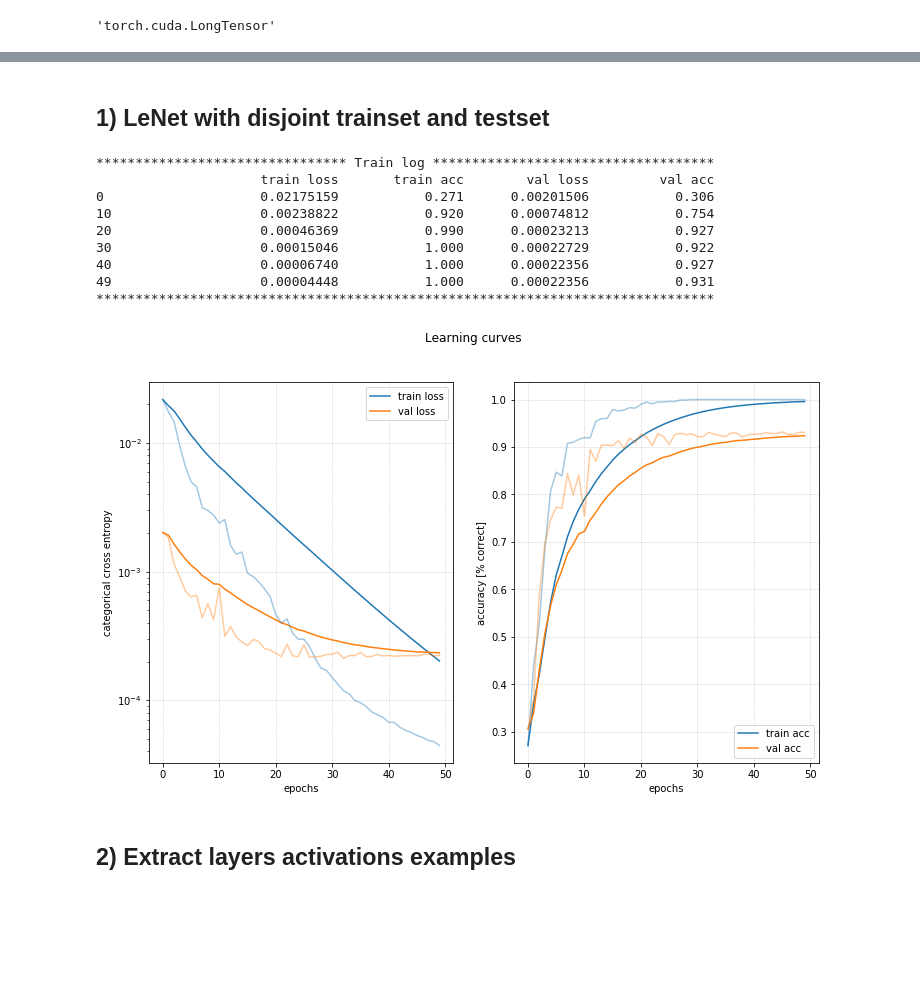
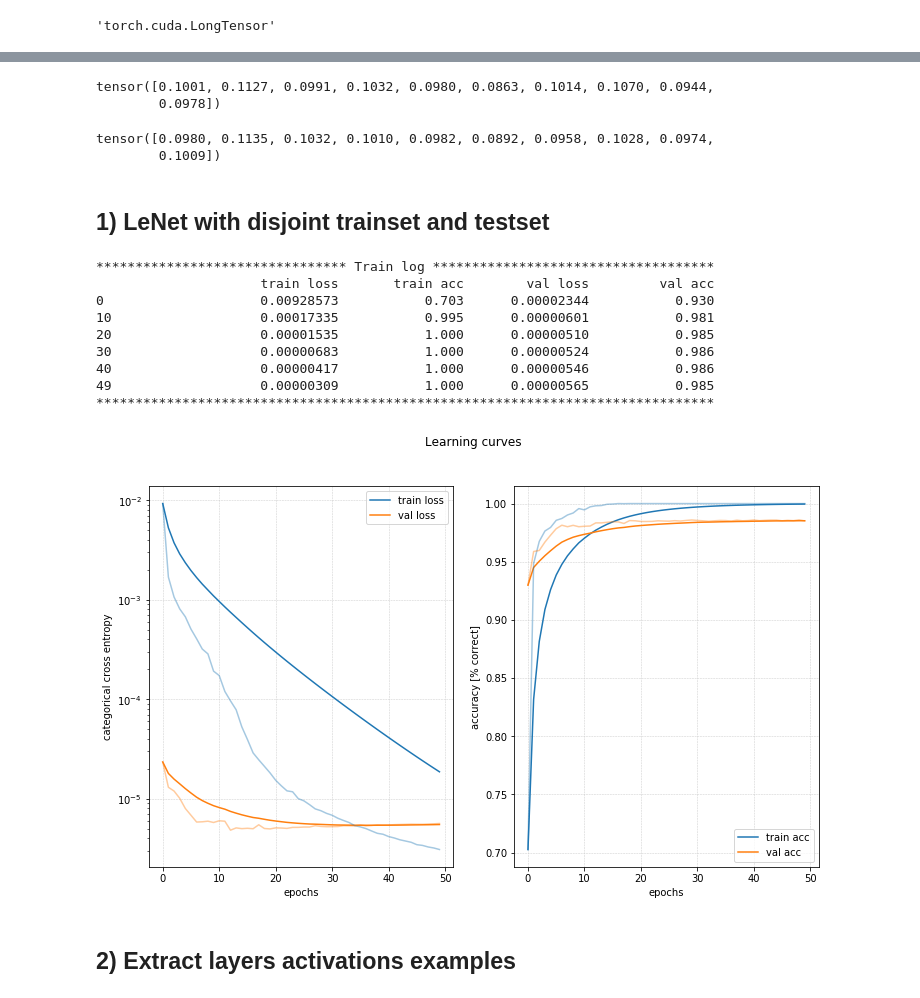
Before and after one commit to palexlee/DeepWololo, a Jupyter notebook: yves_notebook.ipynb, the cells around one changed output, grey strips where cells are left out. Saved outputs shown, nothing was run; the diff lists cells and outputs as text; code cells hidden in the pictures; blank space fills up the shorter version.

```diff
--- a/yves_notebook.ipynb
+++ b/yves_notebook.ipynb
@@ -32,7 +32,7 @@ Using GPU:  GeForce GTX 1080 Ti
 # %% [markdown]
 ## Loading the data (MNIST)
 # %%
-train_input, train_target, test_input, test_target = load_data(cifar=False, normalize=True, flatten=False, full=False)
+train_input, train_target, test_input, test_target = load_data(cifar=False, normalize=True, flatten=False, full=True)
 
 train_target = train_target.long()
 test_target = test_target.long()
@@ -51,3 +54,19 @@ train_target[0].type()
+# %%
+train_input = train_input[0:10000]
+train_target = train_target[0:10000]
+
+test_input = test_input[0:10000]
+test_target = test_target[0:10000]
+# %%
+computeClassesWeights(train_target)
+# %% [output]
+tensor([0.1001, 0.1127, 0.0991, 0.1032, 0.0980, 0.0863, 0.1014, 0.1070, 0.0944,
+        0.0978])
+# %%
+computeClassesWeights(test_target)
+# %% [output]
+tensor([0.0980, 0.1135, 0.1032, 0.1010, 0.0982, 0.0892, 0.0958, 0.1028, 0.0974,
+        0.1009])
 # %% [markdown]
 ## 1) LeNet with disjoint trainset and testset
 # %%
@@ -58,26 +77,28 @@ crossEntropyClassesWeigths = computeClassesWeights(train_target)
 # %%
 model = LeNet()
 
 crit_fun = lambda input_, target : (input_, target)
 y_hat_fun = lambda y: y.argmax(1)
+batch_cap = 60
+batch_fun = lambda x, y: x - 2*(y // batch_cap) * batch_cap
 
 loss_fun = nn.CrossEntropyLoss(weight=crossEntropyClassesWeigths)
-learning_rate = 0.08
+learning_rate = 0.1
 
 mt = ModelTrainer(model, loss_fun, optim.SGD(model.parameters(), lr=learning_rate), y_hat_fun, crit_fun)
 hist = mt.fit(train_dataset, test_dataset, epochs=50, batch_size=100, verbose=10)
 mt.plot_training("Learning curves")
 # %% [output]
 ******************************** Train log ************************************
                      train loss       train acc        val loss         val acc
-0                    0.02175159           0.271      0.00201506           0.306
-10                   0.00238822           0.920      0.00074812           0.754
-20                   0.00046369           0.990      0.00023213           0.927
-30                   0.00015046           1.000      0.00022729           0.922
-40                   0.00006740           1.000      0.00022356           0.927
-49                   0.00004448           1.000      0.00022356           0.931
+0                    0.00928573           0.703      0.00002344           0.930
+10                   0.00017335           0.995      0.00000601           0.981
+20                   0.00001535           1.000      0.00000510           0.985
+30                   0.00000683           1.000      0.00000524           0.986
+40                   0.00000417           1.000      0.00000546           0.986
+49                   0.00000309           1.000      0.00000565           0.985
 *******************************************************************************
-[figure, old version]
+[figure, new version]
 # %% [markdown]
 ## 2) Extract layers activations examples
 # %%
```
Also changed, not shown: parts of 18 cells of this notebook, 3 other files.
